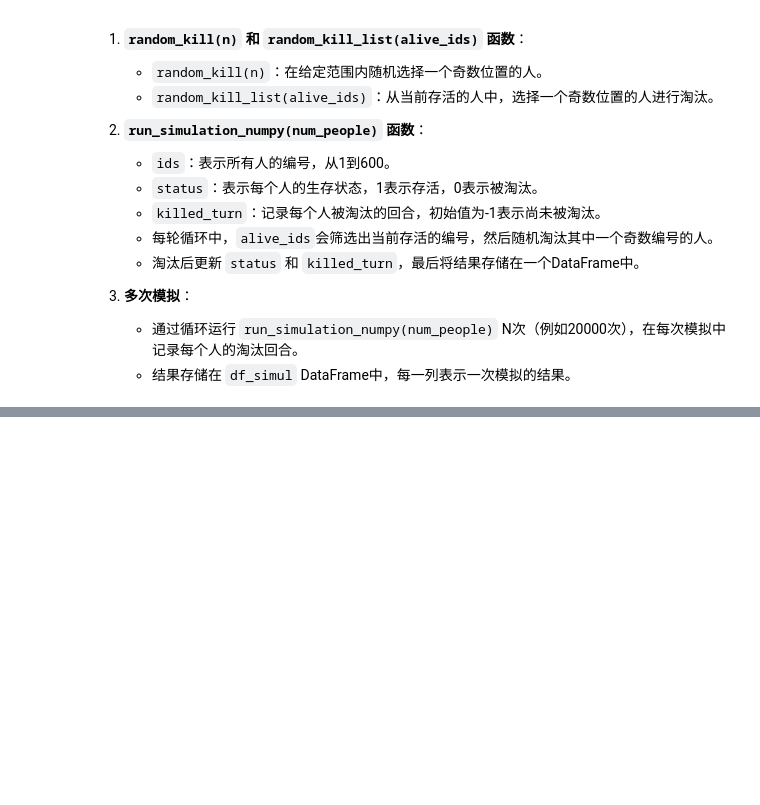
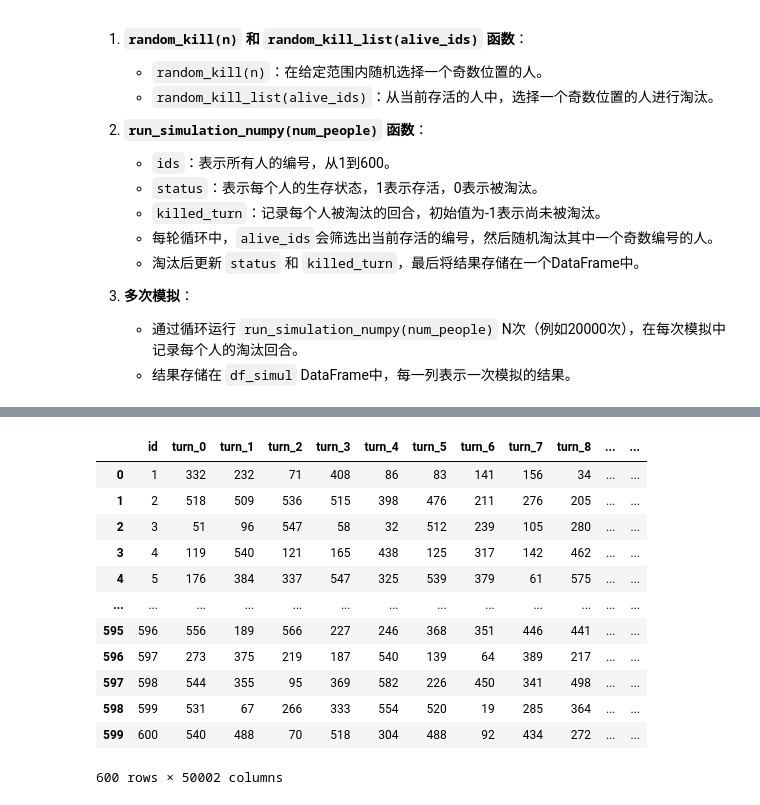
Before and after one commit to Republic1024/RandomKillSimulation, a Jupyter notebook: random_kill_final.ipynb, the cells around one changed output, grey strips where cells are left out. Saved outputs shown, nothing was run; the diff lists cells and outputs as text; code cells hidden in the pictures; blank space fills up the shorter version.

```diff
--- a/random_kill_final.ipynb
+++ b/random_kill_final.ipynb
@@ -163,4 +145,20 @@ last_killed_counts.sort_values('win_count',ascending=False)
 | 2 | 3 | 0 |
 | 0 | 1 | 0 |
 600 rows × 2 columns
+# %%
+df_simul
+# %% [output]
+|  | id | turn_0 | turn_1 | turn_2 | turn_3 | turn_4 | turn_5 | turn_6 | turn_7 | turn_8 | ... | ... |
+| 0 | 1 | 332 | 232 | 71 | 408 | 86 | 83 | 141 | 156 | 34 | ... | ... |
+| 1 | 2 | 518 | 509 | 536 | 515 | 398 | 476 | 211 | 276 | 205 | ... | ... |
+| 2 | 3 | 51 | 96 | 547 | 58 | 32 | 512 | 239 | 105 | 280 | ... | ... |
+| 3 | 4 | 119 | 540 | 121 | 165 | 438 | 125 | 317 | 142 | 462 | ... | ... |
+| 4 | 5 | 176 | 384 | 337 | 547 | 325 | 539 | 379 | 61 | 575 | ... | ... |
+| ... | ... | ... | ... | ... | ... | ... | ... | ... | ... | ... | ... | ... |
+| 595 | 596 | 556 | 189 | 566 | 227 | 246 | 368 | 351 | 446 | 441 | ... | ... |
+| 596 | 597 | 273 | 375 | 219 | 187 | 540 | 139 | 64 | 389 | 217 | ... | ... |
+| 597 | 598 | 544 | 355 | 95 | 369 | 582 | 226 | 450 | 341 | 498 | ... | ... |
+| 598 | 599 | 531 | 67 | 266 | 333 | 554 | 520 | 19 | 285 | 364 | ... | ... |
+| 599 | 600 | 540 | 488 | 70 | 518 | 304 | 488 | 92 | 434 | 272 | ... | ... |
+600 rows × 50002 columns
 # %%
```
Also changed, not shown: parts of 9 cells of this notebook, 5 other files.
